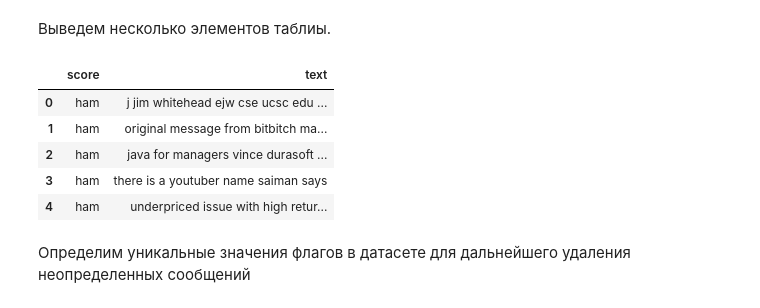
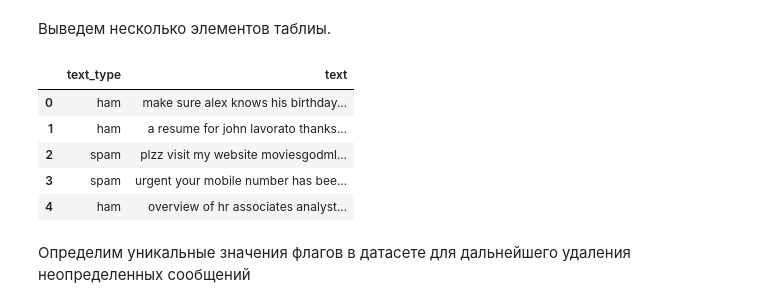
Before and after one commit to DenHax/spam-filter, a Jupyter notebook: deryabin-ml.ipynb, the cells around one changed output. Drawn from its saved outputs; the diff is of its cells as text; code cells hidden in the pictures.

```diff
--- a/deryabin-ml.ipynb
+++ b/deryabin-ml.ipynb
@@ -25,14 +27,14 @@ print(train_data.shape)
 # %% [markdown]
 Выведем несколько элементов таблиы.
 # %%
-labeled_data.head()
+train_data.head()
 # %% [output]
-|  | score | text |
-| 0 | ham | j jim whitehead ejw cse ucsc edu ... |
-| 1 | ham | original message from bitbitch ma... |
-| 2 | ham | java for managers vince durasoft ... |
-| 3 | ham | there is a youtuber name saiman says |
-| 4 | ham | underpriced issue with high retur... |
+|  | text_type | text |
+| 0 | ham | make sure alex knows his birthday... |
+| 1 | ham | a resume for john lavorato thanks... |
+| 2 | spam | plzz visit my website moviesgodml... |
+| 3 | spam | urgent your mobile number has bee... |
+| 4 | ham | overview of hr associates analyst... |
 # %% [markdown]
 Определим уникальные значения флагов в датасете для дальнейшего удаления неопределенных сообщений
 # %%
```
Also changed, not shown: parts of 18 cells of this notebook, 4 other files.
